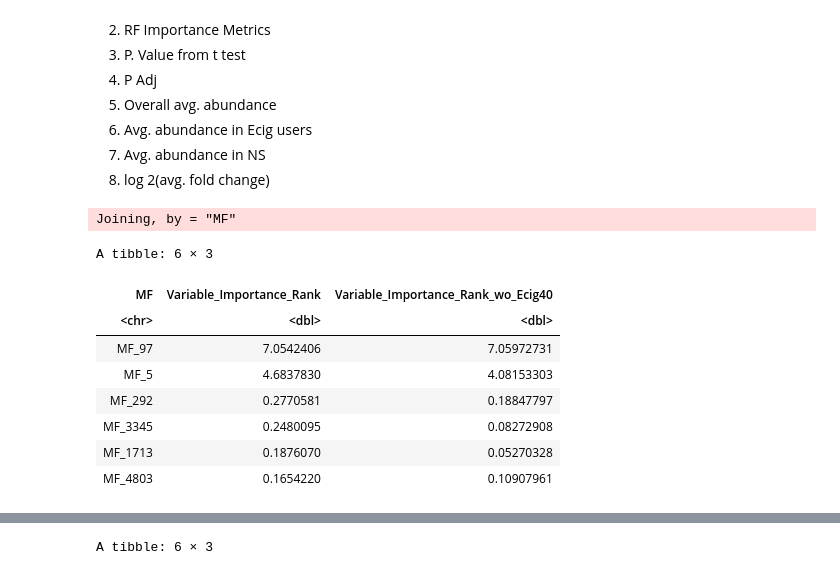
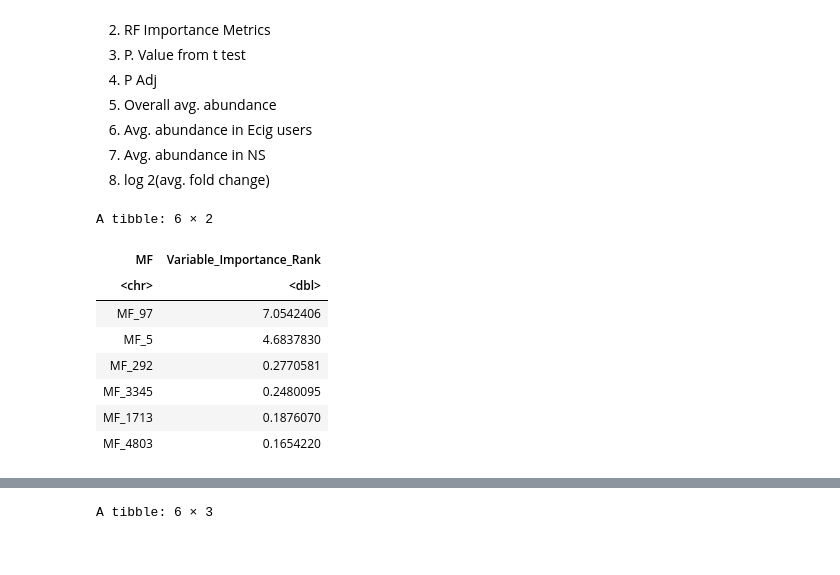
Before and after one commit to UNC-CEMALB/P1002_Ecig-Metabolomics-NELF, a Jupyter notebook: 4. Summary Statistics/MF Expression Table.ipynb, the cells around one changed output, grey strips where cells are left out. Cells and saved outputs as stored; diff of their text form; code cells hidden in the pictures.

```diff
--- a/4. Summary Statistics/MF Expression Table.ipynb
+++ b/4. Summary Statistics/MF Expression Table.ipynb
@@ -42,22 +44,18 @@ cols(
 # %%
 #changing colnames to combine
 feature_ranking = feature_ranking %>%
     rename(Variable_Importance_Rank = MeanDecreaseGini)
-feature_ranking_wo_Ecig40 = feature_ranking_wo_Ecig40 %>%
-    rename(Variable_Importance_Rank_wo_Ecig40 = MeanDecreaseGini)
 
-var_importance_df = inner_join(feature_ranking, feature_ranking_wo_Ecig40)
-head(var_importance_df)
+head(feature_ranking)
 # %% [output]
-Joining, by = "MF"
+A tibble: 6 × 2
-A tibble: 6 × 3
-| MF | Variable_Importance_Rank | Variable_Importance_Rank_wo_Ecig40 |
-| <chr> | <dbl> | <dbl> |
-| MF_97 | 7.0542406 | 7.05972731 |
-| MF_5 | 4.6837830 | 4.08153303 |
-| MF_292 | 0.2770581 | 0.18847797 |
-| MF_3345 | 0.2480095 | 0.08272908 |
-| MF_1713 | 0.1876070 | 0.05270328 |
-| MF_4803 | 0.1654220 | 0.10907961 |
+| MF | Variable_Importance_Rank |
+| <chr> | <dbl> |
+| MF_97 | 7.0542406 |
+| MF_5 | 4.6837830 |
+| MF_292 | 0.2770581 |
+| MF_3345 | 0.2480095 |
+| MF_1713 | 0.1876070 |
+| MF_4803 | 0.1654220 |
 # %%
 #calculating p values from t test
```
Also changed, not shown: parts of 15 cells of this notebook.
